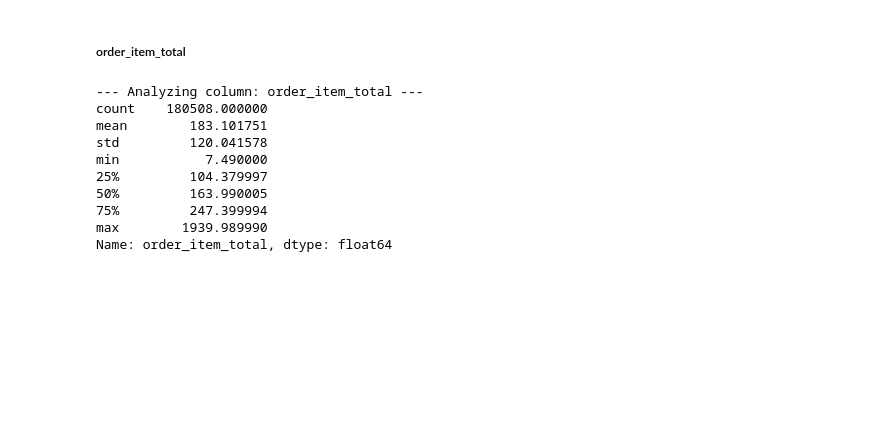
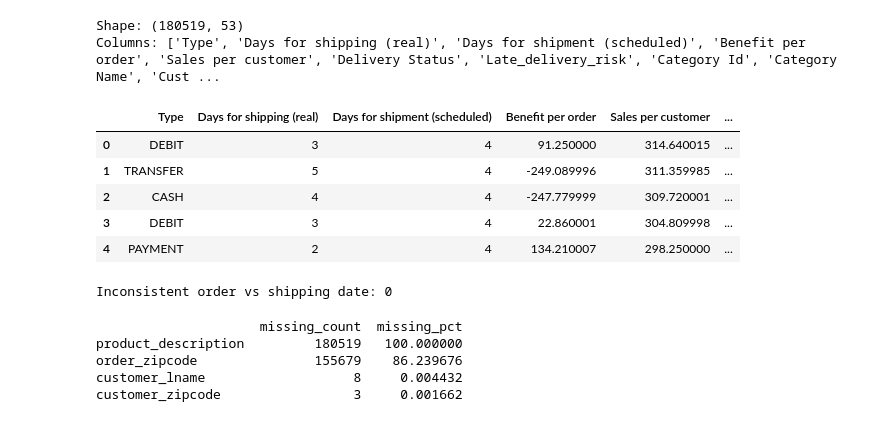
Before and after one commit to nh-adorie/adorie-data-projects, a Jupyter notebook: scm-co-smart-project/notebooks/01_eda_cleaning.ipynb, the cells around one changed output. Drawn from its saved outputs; the diff is of its cells as text; code cells hidden in the pictures; blank space fills up the shorter version.

Commit message:
clean data

```diff
--- a/scm-co-smart-project/notebooks/01_eda_cleaning.ipynb
+++ b/scm-co-smart-project/notebooks/01_eda_cleaning.ipynb
@@ -633,15 +1,10 @@ df[df['order_item_product_price'] >= 1999]
-# %% [markdown]
-##### order_item_total
-# %%
-analyze_column(df, 'order_item_total', iqr_factor=1.5, bins=50)
-# %% [output]
---- Analyzing column: order_item_total ---
-count    180508.000000
-mean        183.101751
-std         120.041578
-min           7.490000
-25%         104.379997
-50%         163.990005
-75%         247.399994
-max        1939.989990
-Name: order_item_total, dtype: float64
+# %%
+# --- 1. Initial Load & Overview ---
+import pandas as pd
+import numpy as np
+import matplotlib.pyplot as plt
+import seaborn as sns
+import missingno as msno
+import re
+
+pd.set_option('display.max_columns', 100)
@@ -647,0 +14,13 @@ Name: order_item_total, dtype: float64
+# %%
+print("Shape:", df.shape)
+print("Columns:", df.columns.tolist())
+df.head()
+# %% [output]
+Shape: (180519, 53)
+Columns: ['Type', 'Days for shipping (real)', 'Days for shipment (scheduled)', 'Benefit per order', 'Sales per customer', 'Delivery Status', 'Late_delivery_risk', 'Category Id', 'Category Name', 'Cust ...
+|  | Type | Days for shipping (real) | Days for shipment (scheduled) | Benefit per order | Sales per customer | ... |
+| 0 | DEBIT | 3 | 4 | 91.250000 | 314.640015 | ... |
+| 1 | TRANSFER | 5 | 4 | -249.089996 | 311.359985 | ... |
+| 2 | CASH | 4 | 4 | -247.779999 | 309.720001 | ... |
+| 3 | DEBIT | 3 | 4 | 22.860001 | 304.809998 | ... |
+| 4 | PAYMENT | 2 | 4 | 134.210007 | 298.250000 | ... |
@@ -647,0 +43,7 @@ Name: order_item_total, dtype: float64
+# %%
+# Consistency Checks
+# Order date <= shipping date?
+inconsistent_dates = (df['order_date'] > df['shipping_date']).sum()
+print(f"Inconsistent order vs shipping date: {inconsistent_dates}")
+# %% [output]
+Inconsistent order vs shipping date: 0
@@ -647,0 +55,11 @@ Name: order_item_total, dtype: float64
+# %%
+# --- 4. Missing & Duplicate Data Analysis ---
+missing_table = pd.DataFrame({'missing_count': df.isnull().sum(), 'missing_pct': df.isnull().mean()*100})
+missing_table = missing_table[missing_table['missing_count'] > 0].sort_values('missing_pct', ascending=False)
+print(missing_table)
+# %% [output]
+                     missing_count  missing_pct
+product_description         180519   100.000000
+order_zipcode               155679    86.239676
+customer_lname                   8     0.004432
+customer_zipcode                 3     0.001662
```
Also changed, not shown: parts of 90 cells of this notebook, 1 other file.
